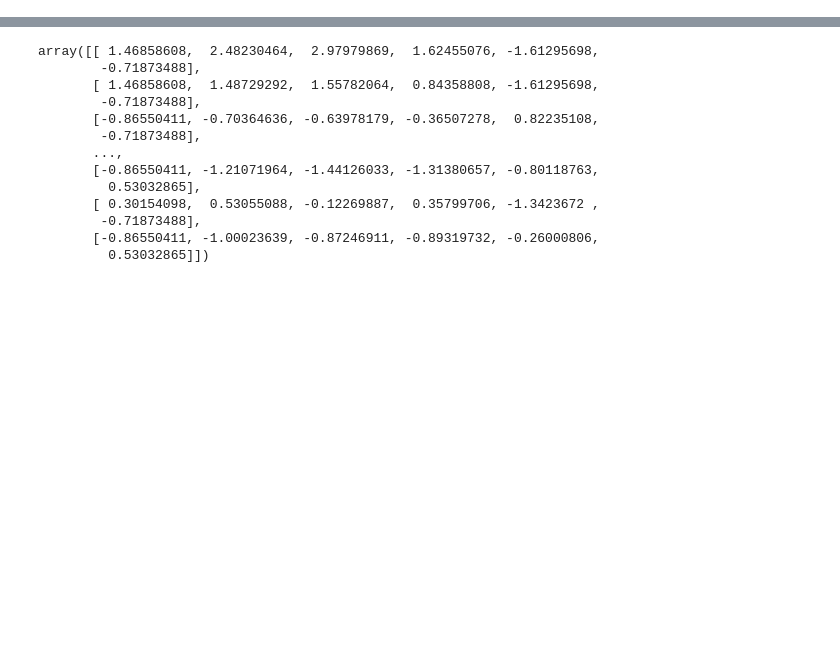
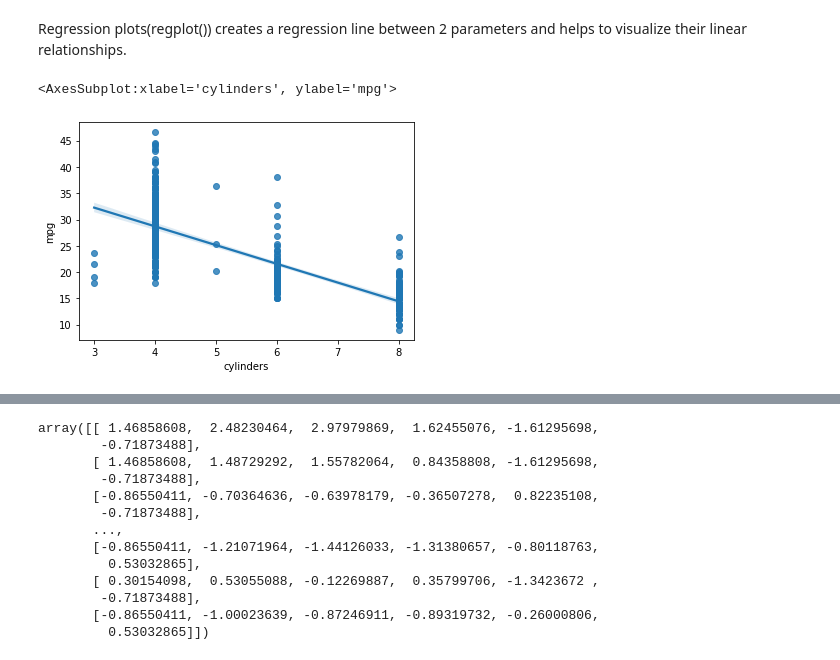
Before and after one commit to Nishanth-Raju/IBM-Project-5422-1658763434, a Jupyter notebook: Project development phase/Sprint 2/Model building.ipynb, the cells around one changed output, grey strips where cells are left out. Drawn from its saved outputs; the diff is of its cells as text; code cells hidden in the pictures; blank space fills up the shorter version.

```diff
--- a/Project development phase/Sprint 2/Model building.ipynb
+++ b/Project development phase/Sprint 2/Model building.ipynb
@@ -183,0 +70,2 @@ By convention, when the
+# %%
+dataset['horsepower']=dataset['horsepower'].replace('?',np.nan)
@@ -183,0 +76,2 @@ By convention, when the
+# %%
+dataset['horsepower']=dataset['horsepower'].astype('float64')
@@ -183,0 +158,7 @@ By convention, when the
+# %% [markdown]
+Regression plots(regplot()) creates a regression line between 2 parameters and helps to visualize their linear relationships.
+# %%
+sns.regplot(x="cylinders", y="mpg", data=dataset)
+# %% [output]
+<AxesSubplot:xlabel='cylinders', ylabel='mpg'>
+[figure, added]
```
Also changed, not shown: parts of 148 cells of this notebook, 10 other files.
